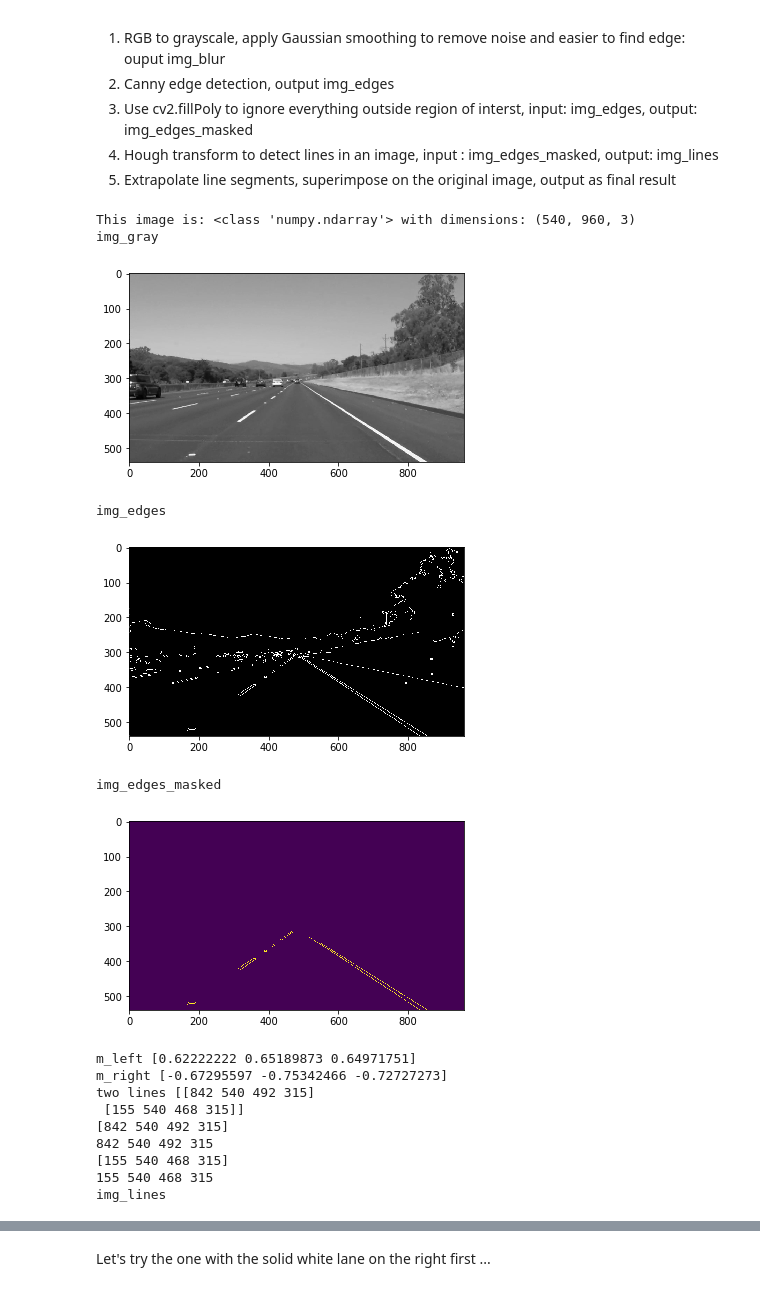
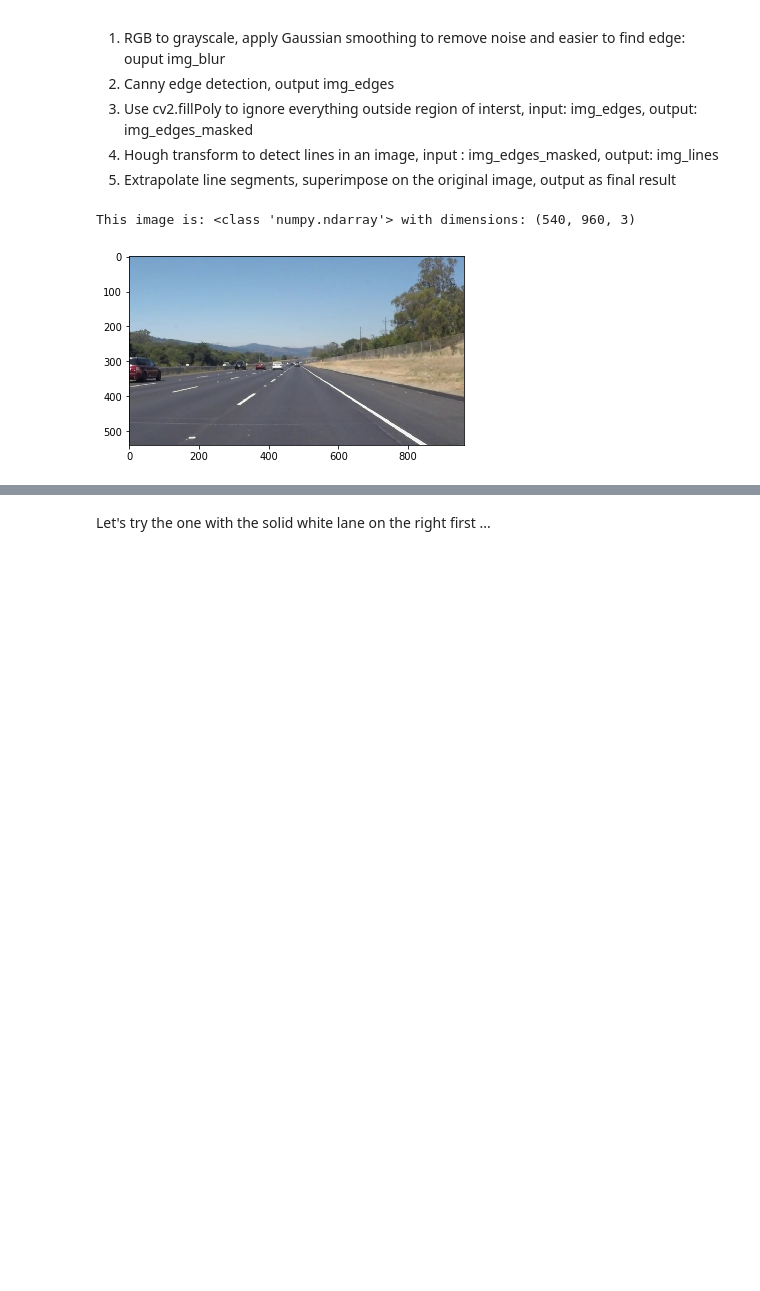
Before and after one commit to JudyMRSD/UdacitySelfDriving, a Jupyter notebook: CarND-LaneLines-P1/P1.ipynb, the cells around one changed output, grey strips where cells are left out. Saved outputs shown, nothing was run; the diff lists cells and outputs as text; code cells hidden in the pictures; blank space fills up the shorter version.

```diff
--- a/CarND-LaneLines-P1/P1.ipynb
+++ b/CarND-LaneLines-P1/P1.ipynb
@@ -140,9 +143,9 @@ My implementation of helper functions
 def gray_blur(input_image):
     # step 1. RGB to grayscale
     img_gray = cv2.cvtColor(input_image, cv2.COLOR_RGB2GRAY)
-    print("img_gray")
-    plt.imshow(img_gray, cmap="gray")
-    plt.show()
+    #print("img_gray")
+    #plt.imshow(img_gray, cmap="gray")
+    #plt.show()
 
     # step 1. Gaussian smoothing
     # Define a kernel size and apply Gaussian smoothing
@@ -158,9 +161,9 @@ def canny_region(img_blur):
     low_threshold_canny = 50
     high_threshold_canny = 150
     img_edges = cv2.Canny(img_blur, low_threshold_canny, high_threshold_canny)
-    print("img_edges")
-    plt.imshow(img_edges, cmap="gray")
-    plt.show()
+    #print("img_edges")
+    #plt.imshow(img_edges, cmap="gray")
+    #plt.show()
 
     # step 3. mask by region
     # Define a four sided polygon to mask
@@ -169,9 +172,9 @@ def canny_region(img_blur):
     vertices = np.array([[(0,imshape[0]),(450, 315), (480, 315), (imshape[1],imshape[0])]], dtype=np.int32)
 
     img_edges_masked = region_of_interest(img_edges, vertices)
-    print("img_edges_masked")
-    plt.imshow(img_edges_masked)
-    plt.show()
+    #print("img_edges_masked")
+    #plt.imshow(img_edges_masked)
+    #plt.show()
     return img_edges_masked
 
 def hough_two_lines(original_image, img_edges_masked):
@@ -198,13 +201,13 @@ def hough_two_lines(original_image, img_edges_masked):
     # modified this to use the new helper function I implemented
     #draw_lines(line_img, lines)
     twoLines = two_lanes(lines, img_edges_masked.shape)
-    print ("two lines",twoLines)
+    #print ("two lines",twoLines)
     # draw lines on a blank image, then combine that image with lines with original image
     img_lines = draw_two_lines(original_image, twoLines)
 
-    print("img_lines")
-    plt.imshow(img_lines)
-    plt.show()
+    #print("img_lines")
+    #plt.imshow(img_lines)
+    #plt.show()
 
 # extrapolate / average lines from Hogh Transform into only left and right lines
 def two_lanes(lines, image_shape):
@@ -245,8 +248,8 @@ def two_lanes(lines, image_shape):
             else:
                 m_right = np.append(m_right, m)
                 b_right = np.append(b_right, b)
-    print ("m_left", m_left)
-    print ("m_right", m_right)
+    #print ("m_left", m_left)
+    #print ("m_right", m_right)
     # obtain mean for slope and bias
     mean_m_left = np.mean(m_left)
     mean_m_right = np.mean(m_right)
@@ -322,7 +315,7 @@ Summary of my implementation:
 # then save them to the test_images_output directory.
 
 # draw red lane lines on the original test_images
-def lane_lines(input_image):
+def lane_lines_pipeline(input_image):
 
     img_blur = gray_blur(test_image)
 
@@ -332,27 +325,13 @@ def lane_lines(input_image):
 # %%
 ## Test on images
 #reading in an image
 test_image = mpimg.imread('test_images/solidWhiteRight.jpg')
 
 #printing out some stats and plotting
 print('This image is:', type(test_image), 'with dimensions:', test_image.shape)
 plt.imshow(test_image)
 
-lane_lines(test_image)
+lane_lines_pipeline(test_image)
 # %% [output]
 This image is: <class 'numpy.ndarray'> with dimensions: (540, 960, 3)
-img_gray
-[figure, old version]
+[figure, new version]
-img_edges
-[figure, removed]
-img_edges_masked
-[figure, removed]
-m_left [0.62222222 0.65189873 0.64971751]
-m_right [-0.67295597 -0.75342466 -0.72727273]
-two lines [[842 540 492 315]
- [155 540 468 315]]
-[842 540 492 315]
-842 540 492 315
-[155 540 468 315]
-155 540 468 315
-img_lines
```
Also changed, not shown: parts of 9 cells of this notebook.
